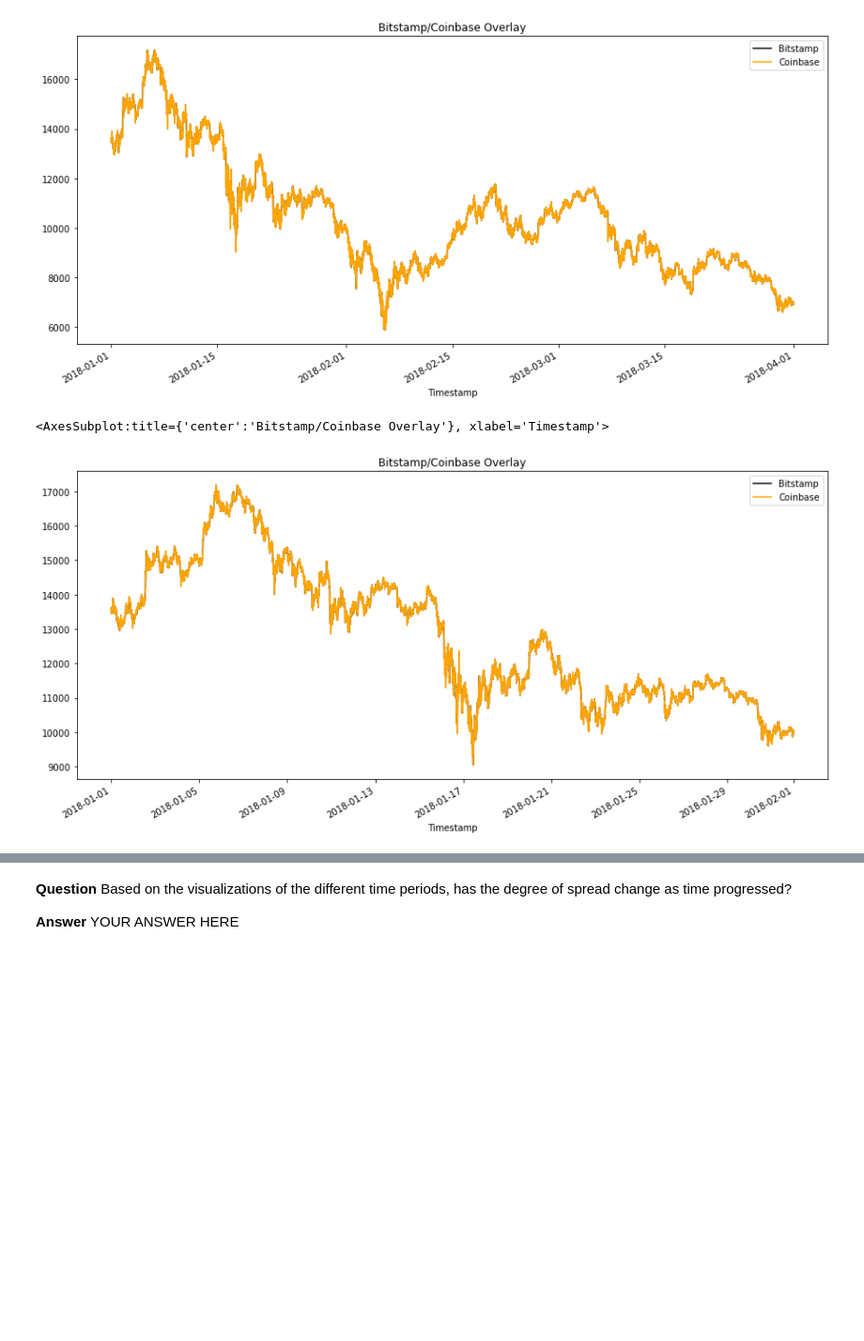
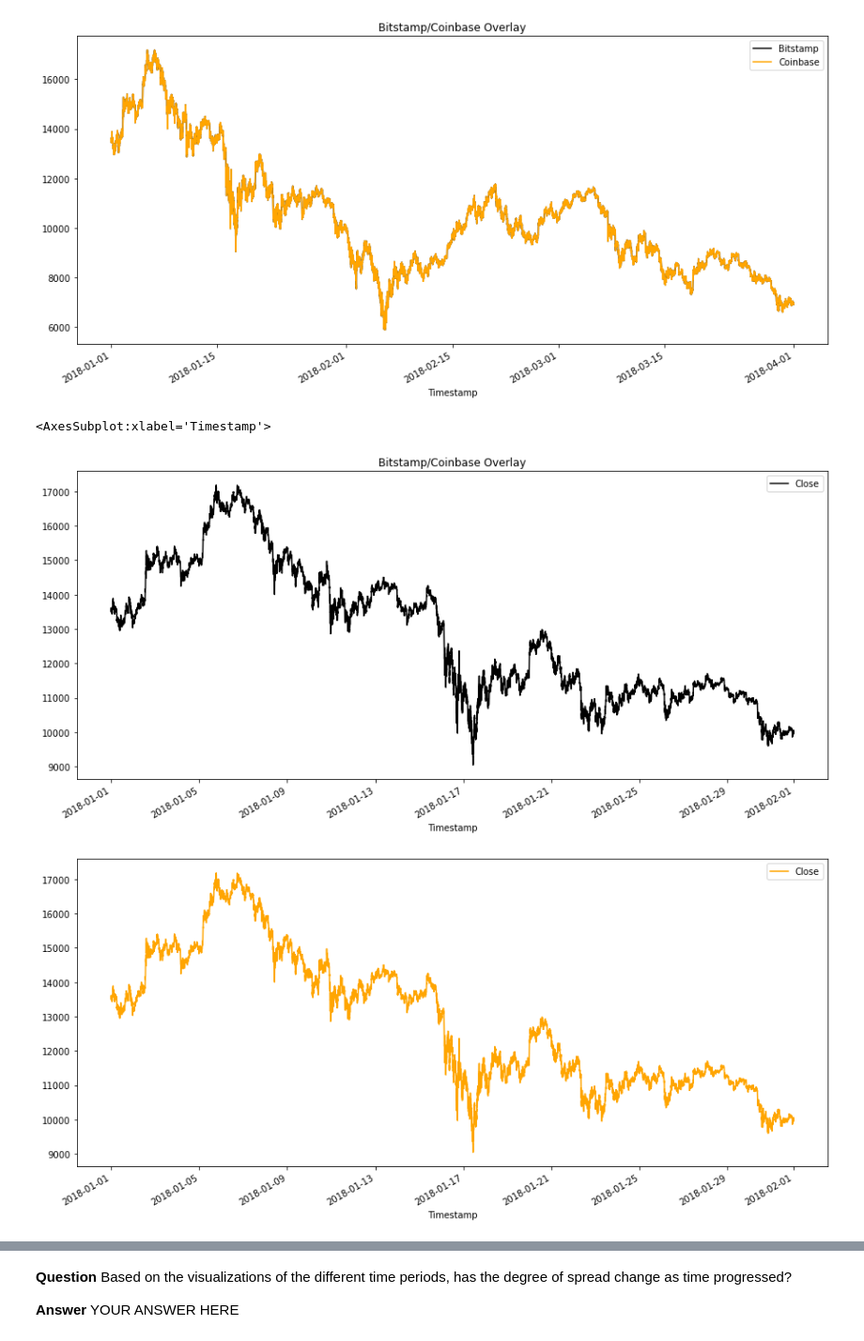
Before and after one commit to leonjd9/CryptoarbitrageC3, a Jupyter notebook: crypto_arbitrage.ipynb, the cells around one changed output, grey strips where cells are left out. Shown at 94% size. Saved outputs shown, nothing was run; the diff lists cells and outputs as text; code cells hidden in the pictures; blank space fills up the shorter version.

```diff
--- a/crypto_arbitrage.ipynb
+++ b/crypto_arbitrage.ipynb
@@ -336,12 +359,13 @@ coinbase_df.loc[:,'Close'].plot(legend=True, figsize=(15, 7), color="orange", la
 # %%
 # Using the loc and plot functions, create an overlay plot that visualizes
 # the price action of both DataFrames for a one month period early in the dataset
 # Be sure to include the parameters: legend, figure size, title, and color and label
-bitstamp_sliced.loc['2018-01-01':'2018-01-31'].plot(legend=True, figsize=(15, 7), title="Bitstamp/Coinbase Overlay", color="black", label="Bitstamp")
-coinbase_df.loc[:,'Close'].loc['2018-01-01':'2018-01-31'].plot(legend=True, figsize=(15, 7), color="orange", label="Coinbase")
+bitstamp_df.loc[:,['Close']].loc['2018-01-01':'2018-01-31'].plot(legend=True, figsize=(15, 7), title="Bitstamp/Coinbase Overlay", color="black", label="Bitstamp")
+coinbase_df.loc[:,['Close']].loc['2018-01-01':'2018-01-31'].plot(legend=True, figsize=(15, 7), color="orange", label="Coinbase")
 # %% [output]
-<AxesSubplot:title={'center':'Bitstamp/Coinbase Overlay'}, xlabel='Timestamp'>
+<AxesSubplot:xlabel='Timestamp'>
-[figure, old version]
+[figure, new version]
+[figure, added]
 # %%
 # Using the loc and plot functions, create an overlay plot that visualizes
 # the price action of both DataFrames for a one month period later in the dataset
```
Also changed, not shown: parts of 13 cells of this notebook.
